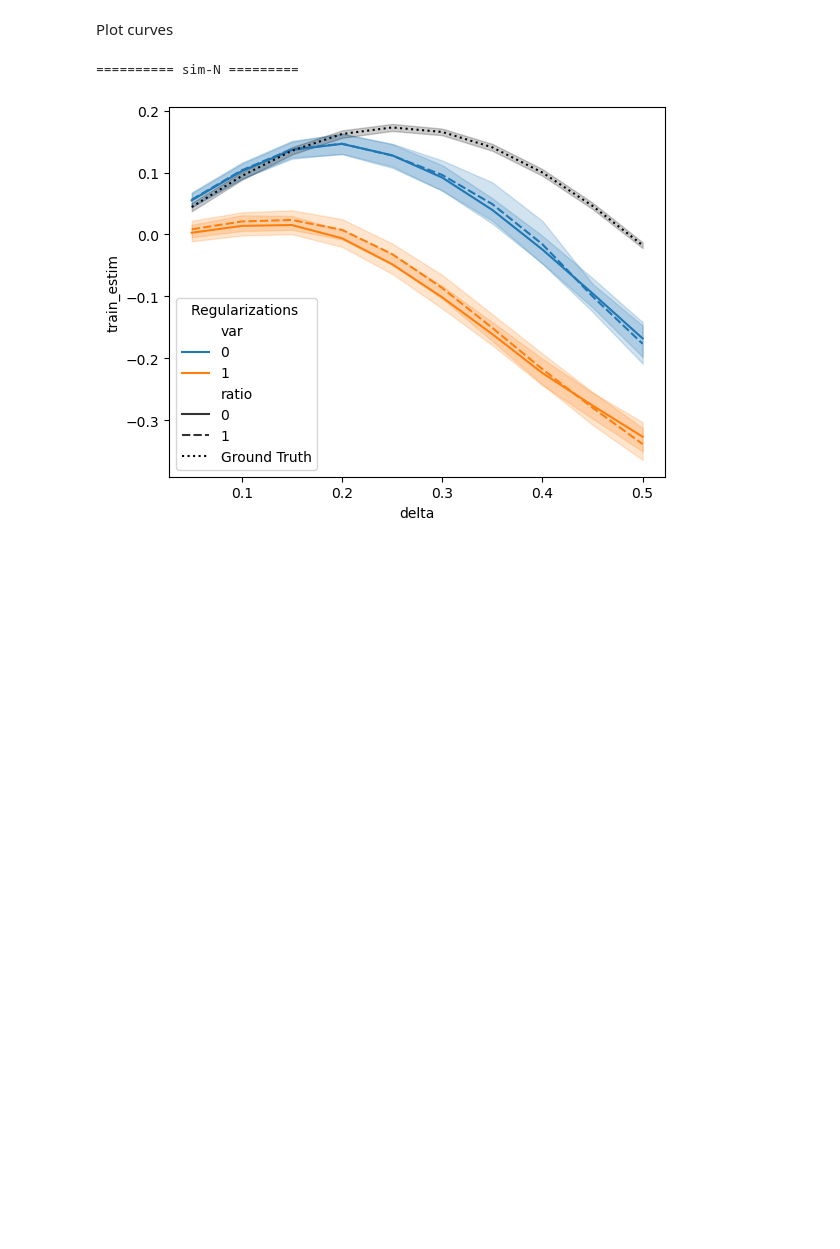
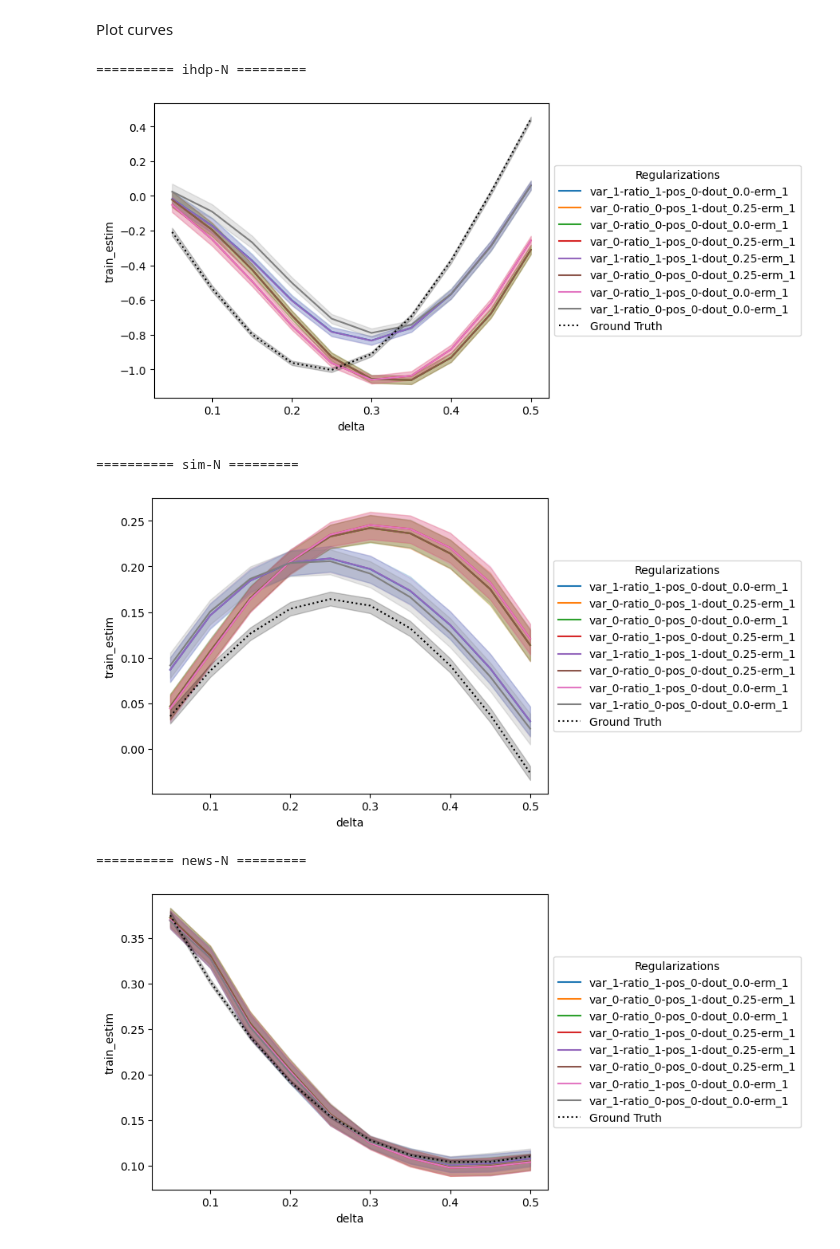
Before and after one commit to NSAPH-Projects/tresnet, a Jupyter notebook: notebooks/ipw_results.ipynb, the cells around one changed output. Saved outputs shown, nothing was run; the diff lists cells and outputs as text; code cells hidden in the pictures; blank space fills up the shorter version.

```diff
--- a/notebooks/ipw_results.ipynb
+++ b/notebooks/ipw_results.ipynb
@@ -9,8 +9,9 @@ import seaborn as sns
 # rdir = "results-wd.5e-3/"
 # rdir="results-wd.1e-4"
 # rdir="results --wd 5e-3 --reg_multiscale"
-rdir="results --wd 5e-3"
-
+# rdir="results --wd 5e-3"
+# rdir="results --batch_size 32 --n_grid 25 --reg_multiscale --no_fit_ratio_scale"
+rdir="var_1-ratio_1-pos_0-dout_0.0-erm_1"
 datasets = [d for d in os.listdir(f"../{rdir}") if not d.startswith(".")]
 
 results = []
@@ -32,6 +33,7 @@ for dset in datasets:
             metrics['var'] = "Yes" if int(cfg['var_reg']) else "No"
             metrics['ratio'] = "Yes" if int(cfg['ratio_reg']) else "No"
             metrics['dataset'] = dset
+            metrics['dir'] = dir
             results.append(metrics)
 
             curve = pd.read_csv(f"{exp_dir}/curve.csv")
@@ -39,6 +41,7 @@ for dset in datasets:
             curve['var'] = int(cfg['var_reg'])
             curve['ratio'] = int(cfg['ratio_reg'])
             curve['dataset'] = dset
+            curve['dir'] = dir
             curves.append(curve)
 
 results = pd.DataFrame(results)
@@ -69,13 +96,18 @@ Plot curves
 # %%
 for dset in datasets:
     print(f"========== {dset} =========")
     part = "test"
     D = curves[curves.dataset == dset]
     truth = D[(D.var == 0) & (D.ratio == 0)][["delta", f"{part}_truth"]]
-    sns.lineplot(x="delta", y="train_estim", hue="var", style="ratio", data=D, legend=True)
+    sns.lineplot(x="delta", y="train_estim", hue="dir", data=D, legend=True)
     sns.lineplot(x="delta", y=f"{part}_truth", label="Ground Truth", c="black", ls=":", data=D, legend=True)
-    plt.legend(title='Regularizations ')
+    plt.legend(title='Regularizations', loc='center left', bbox_to_anchor=(1, 0.5))
+
     plt.show()
 # %% [output]
-========== sim-N =========
+========== ihdp-N =========
-[figure, old version]
+[figure, new version]
+========== sim-N =========
+[figure, added]
+========== news-N =========
+[figure, added]
```
Also changed, not shown: parts of 2 cells of this notebook, 4 other files.
